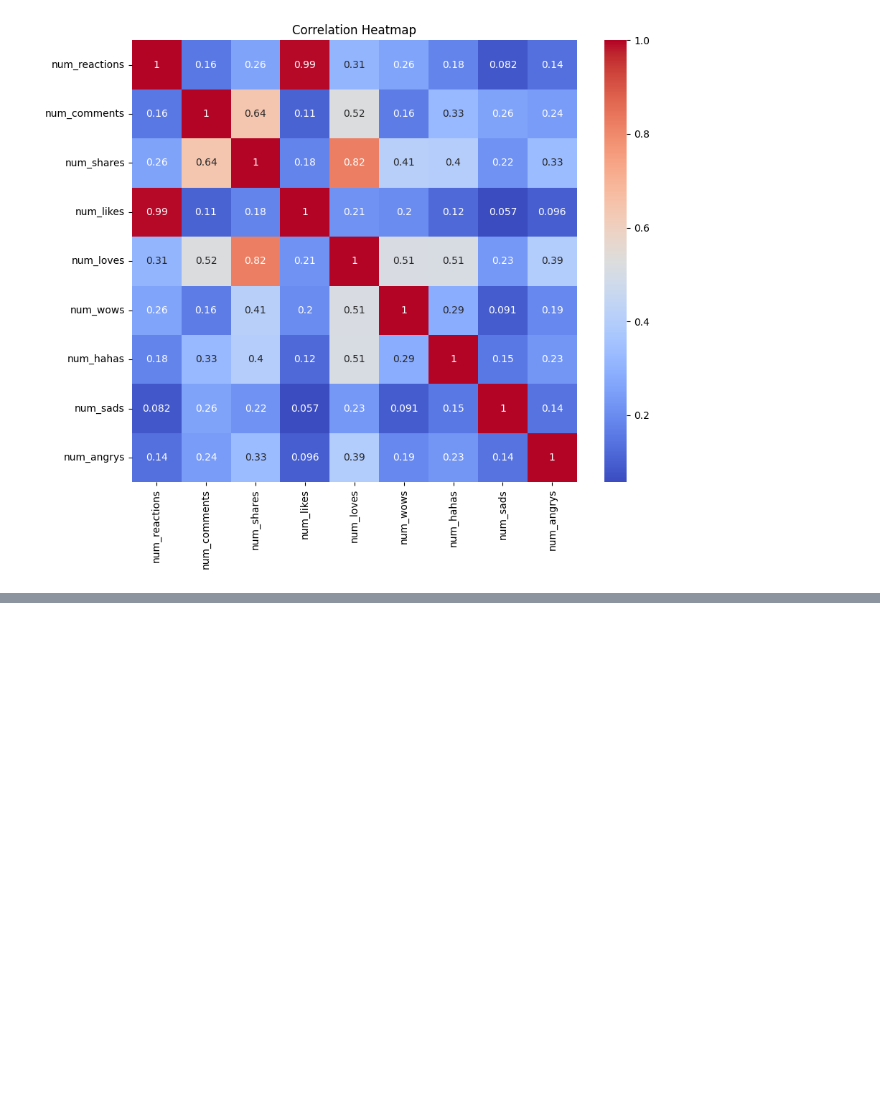
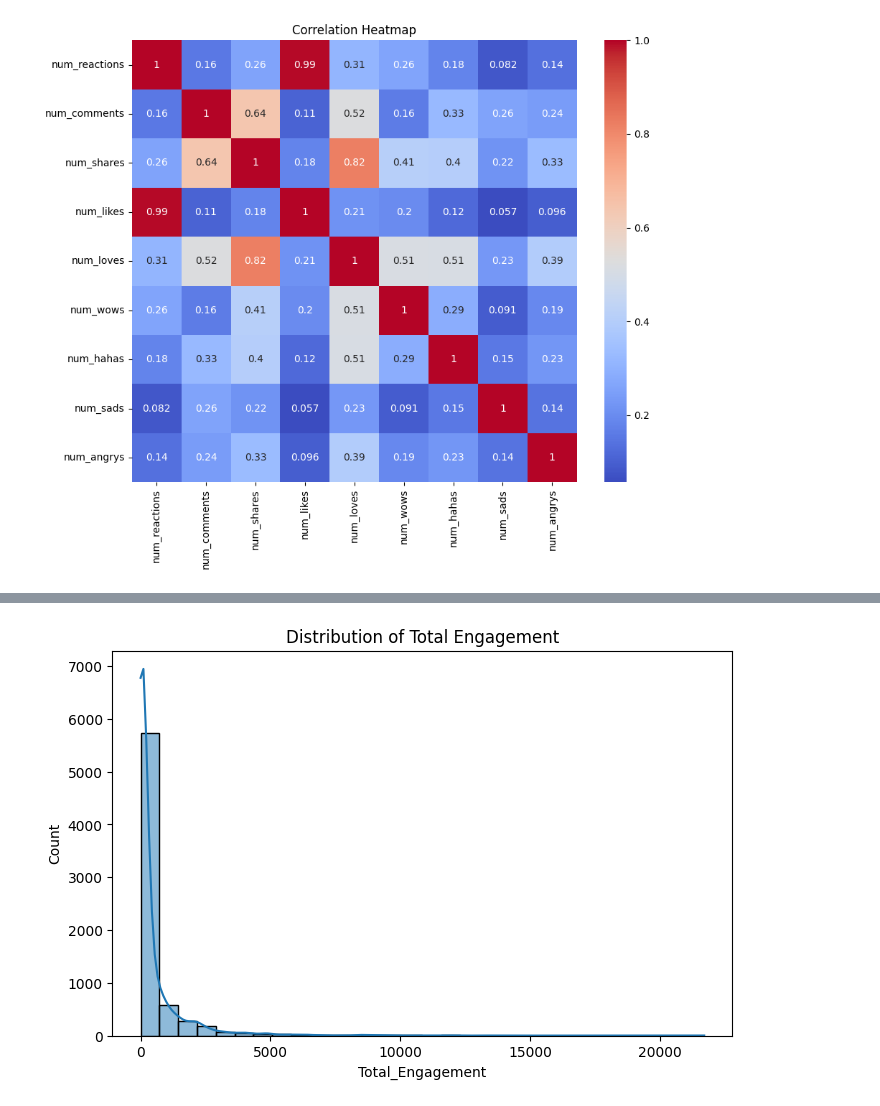
Before and after one commit to Rudra-pointer/pyml, a Jupyter notebook: project/project.ipynb, the cells around one changed output, grey strips where cells are left out. Drawn from its saved outputs; the diff is of its cells as text; code cells hidden in the pictures; blank space fills up the shorter version.

```diff
--- a/project/project.ipynb
+++ b/project/project.ipynb
@@ -194,0 +268,36 @@ plt.show()
+# %%
+# Step 14: Feature Engineering - Total Engagement
+
+df['Total_Engagement'] = (
+    df['num_reactions']
+    + df['num_comments']
+    + df['num_shares']
+)
+
+df[['Total_Engagement']].head()
+
+# Observation:
+# Total_Engagement combines reactions, comments and shares
+# into a single engagement metric.
+
+
+# Step 15: Distribution of Total Engagement
+
+plt.figure(figsize=(8,5))
+
+sns.histplot(
+    df['Total_Engagement'],
+    bins=30,
+    kde=True
+)
+
+plt.title("Distribution of Total Engagement")
+
+plt.show()
+
+# Observation:
+# This graph shows how engagement is distributed across posts.
+# The distribution is extremely right-skewed with a skewness of 5.91.
+# The vast majority of posts are clustered near 0 with a very long tail.
+# %% [output]
+[figure, added]
```
Also changed, not shown: parts of 9 cells of this notebook.
